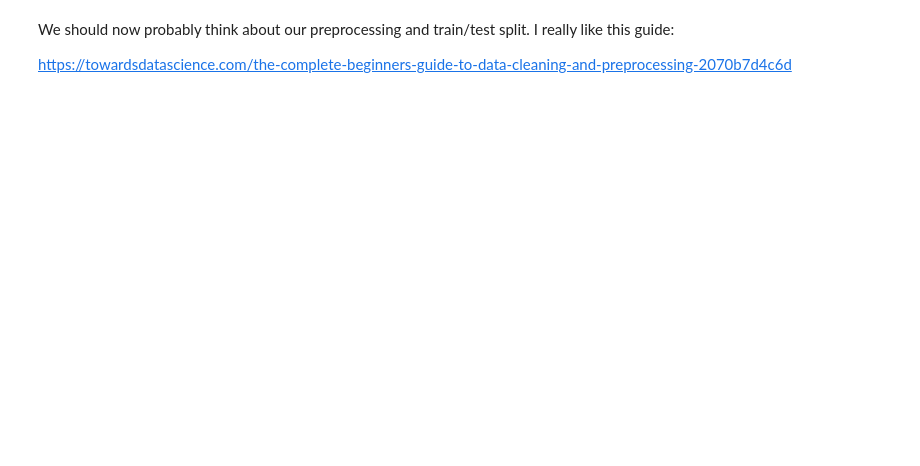
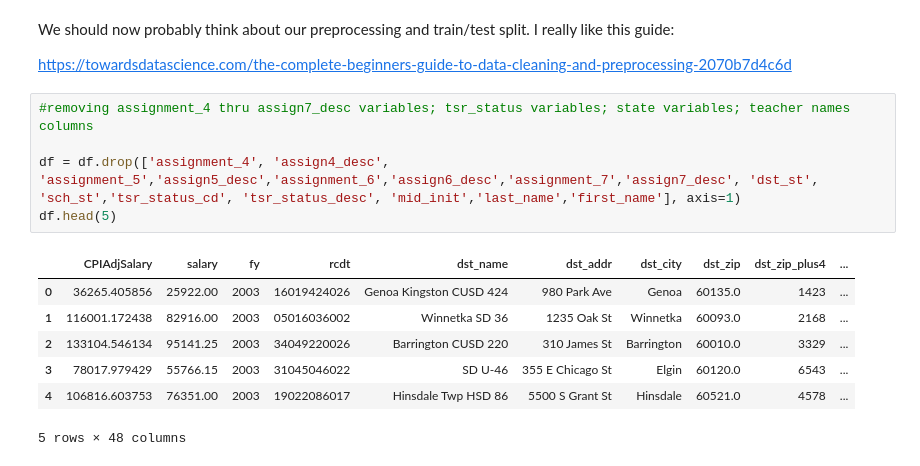
Before and after one commit to spanman888/DSC672_Teacher_Salary, a Jupyter notebook: Capstone_Teacher_Salary.ipynb, the cells around one changed output. Cells and saved outputs as stored; diff of their text form; blank space fills up the shorter version.

```diff
--- a/Capstone_Teacher_Salary.ipynb
+++ b/Capstone_Teacher_Salary.ipynb
@@ -64,3 +130,16 @@ We need to look through the data to make sure the data types are consistent with
 We should now probably think about our preprocessing and train/test split. I really like this guide:
 
 https://towardsdatascience.com/the-complete-beginners-guide-to-data-cleaning-and-preprocessing-2070b7d4c6d
+# %%
+#removing assignment_4 thru assign7_desc variables; tsr_status variables; state variables; teacher names columns
+
+df = df.drop(['assignment_4', 'assign4_desc', 'assignment_5','assign5_desc','assignment_6','assign6_desc','assignment_7','assign7_desc', 'dst_st', 'sch_st','tsr_status_cd', 'tsr_status_desc', 'mid_init','last_name','first_name'], axis=1)
+df.head(5)
+# %% [output]
+|  | CPIAdjSalary | salary | fy | rcdt | dst_name | dst_addr | dst_city | dst_zip | dst_zip_plus4 | ... |
+| 0 | 36265.405856 | 25922.00 | 2003 | 16019424026 | Genoa Kingston CUSD 424 | 980 Park Ave | Genoa | 60135.0 | 1423 | ... |
+| 1 | 116001.172438 | 82916.00 | 2003 | 05016036002 | Winnetka SD 36 | 1235 Oak St | Winnetka | 60093.0 | 2168 | ... |
+| 2 | 133104.546134 | 95141.25 | 2003 | 34049220026 | Barrington CUSD 220 | 310 James St | Barrington | 60010.0 | 3329 | ... |
+| 3 | 78017.979429 | 55766.15 | 2003 | 31045046022 | SD U-46 | 355 E Chicago St | Elgin | 60120.0 | 6543 | ... |
+| 4 | 106816.603753 | 76351.00 | 2003 | 19022086017 | Hinsdale Twp HSD 86 | 5500 S Grant St | Hinsdale | 60521.0 | 4578 | ... |
+5 rows × 48 columns
```
Also changed, not shown: parts of 26 cells of this notebook.
